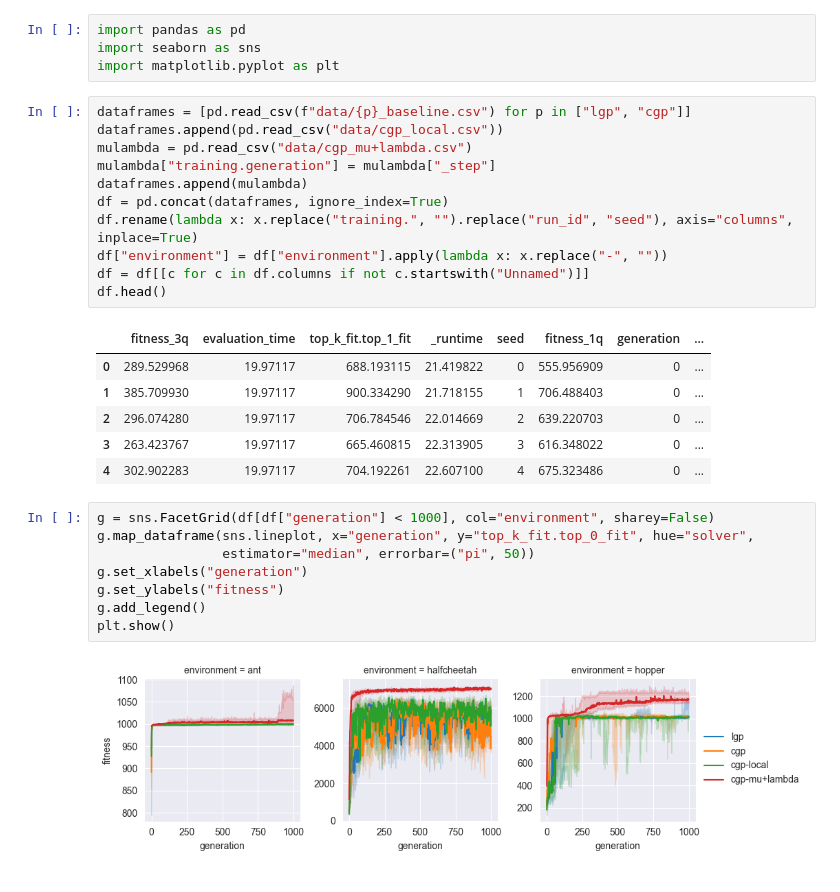
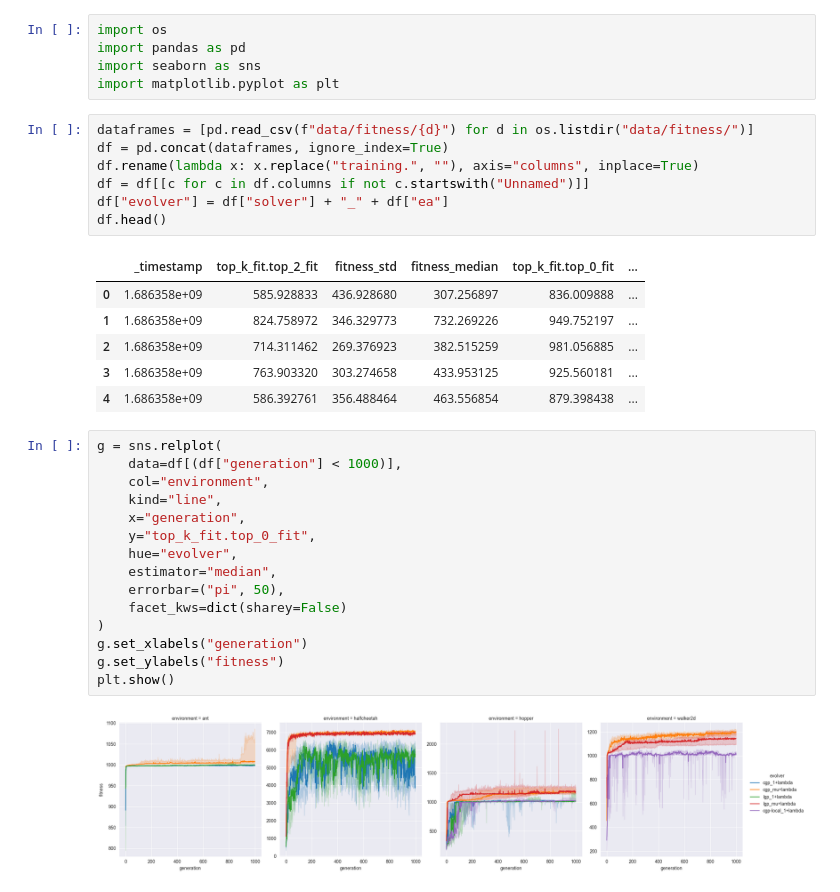
Before and after one commit to giorgia-nadizar/cgpax, a Jupyter notebook: analysis/analysis.ipynb, the cells around one changed output. Cells and saved outputs as stored; diff of their text form.

Commit message:
Fitness and graph size analysis updated.

```diff
--- a/analysis/analysis.ipynb
+++ b/analysis/analysis.ipynb
@@ -1,32 +1,36 @@
 # %%
+import os
 import pandas as pd
 import seaborn as sns
 import matplotlib.pyplot as plt
 # %%
-dataframes = [pd.read_csv(f"data/{p}_baseline.csv") for p in ["lgp", "cgp"]]
-dataframes.append(pd.read_csv("data/cgp_local.csv"))
-mulambda = pd.read_csv("data/cgp_mu+lambda.csv")
-mulambda["training.generation"] = mulambda["_step"]
-dataframes.append(mulambda)
+dataframes = [pd.read_csv(f"data/fitness/{d}") for d in os.listdir("data/fitness/")]
 df = pd.concat(dataframes, ignore_index=True)
-df.rename(lambda x: x.replace("training.", "").replace("run_id", "seed"), axis="columns", inplace=True)
-df["environment"] = df["environment"].apply(lambda x: x.replace("-", ""))
+df.rename(lambda x: x.replace("training.", ""), axis="columns", inplace=True)
 df = df[[c for c in df.columns if not c.startswith("Unnamed")]]
+df["evolver"] = df["solver"] + "_" + df["ea"]
 df.head()
 # %% [output]
-|  | fitness_3q | evaluation_time | top_k_fit.top_1_fit | _runtime | seed | fitness_1q | generation | ... |
-| 0 | 289.529968 | 19.97117 | 688.193115 | 21.419822 | 0 | 555.956909 | 0 | ... |
-| 1 | 385.709930 | 19.97117 | 900.334290 | 21.718155 | 1 | 706.488403 | 0 | ... |
-| 2 | 296.074280 | 19.97117 | 706.784546 | 22.014669 | 2 | 639.220703 | 0 | ... |
-| 3 | 263.423767 | 19.97117 | 665.460815 | 22.313905 | 3 | 616.348022 | 0 | ... |
-| 4 | 302.902283 | 19.97117 | 704.192261 | 22.607100 | 4 | 675.323486 | 0 | ... |
+|  | _timestamp | top_k_fit.top_2_fit | fitness_std | fitness_median | top_k_fit.top_0_fit | ... |
+| 0 | 1.686358e+09 | 585.928833 | 436.928680 | 307.256897 | 836.009888 | ... |
+| 1 | 1.686358e+09 | 824.758972 | 346.329773 | 732.269226 | 949.752197 | ... |
+| 2 | 1.686358e+09 | 714.311462 | 269.376923 | 382.515259 | 981.056885 | ... |
+| 3 | 1.686358e+09 | 763.903320 | 303.274658 | 433.953125 | 925.560181 | ... |
+| 4 | 1.686358e+09 | 586.392761 | 356.488464 | 463.556854 | 879.398438 | ... |
 # %%
-g = sns.FacetGrid(df[df["generation"] < 1000], col="environment", sharey=False)
-g.map_dataframe(sns.lineplot, x="generation", y="top_k_fit.top_0_fit", hue="solver",
-                estimator="median", errorbar=("pi", 50))
+g = sns.relplot(
+    data=df[(df["generation"] < 1000)],
+    col="environment",
+    kind="line",
+    x="generation",
+    y="top_k_fit.top_0_fit",
+    hue="evolver",
+    estimator="median",
+    errorbar=("pi", 50),
+    facet_kws=dict(sharey=False)
+)
 g.set_xlabels("generation")
 g.set_ylabels("fitness")
-g.add_legend()
 plt.show()
 # %% [output]
-[figure, old version]
+[figure, new version]
```
Also changed, not shown: parts of 5 cells of this notebook.
